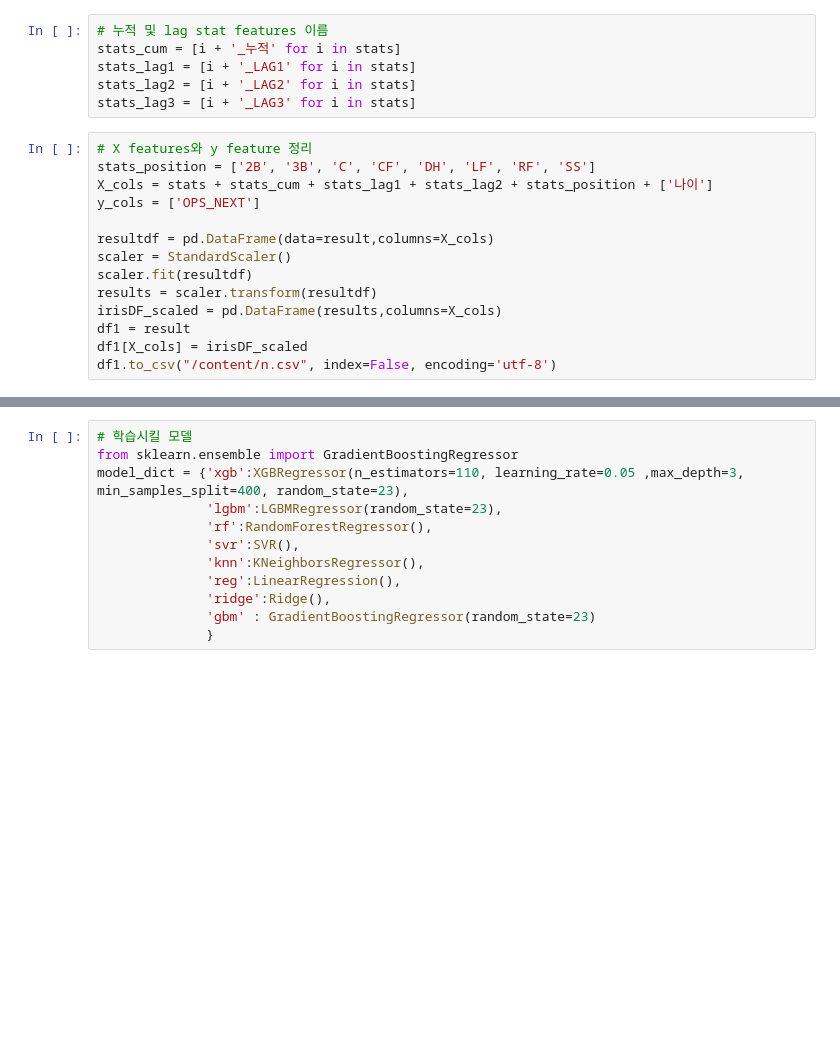
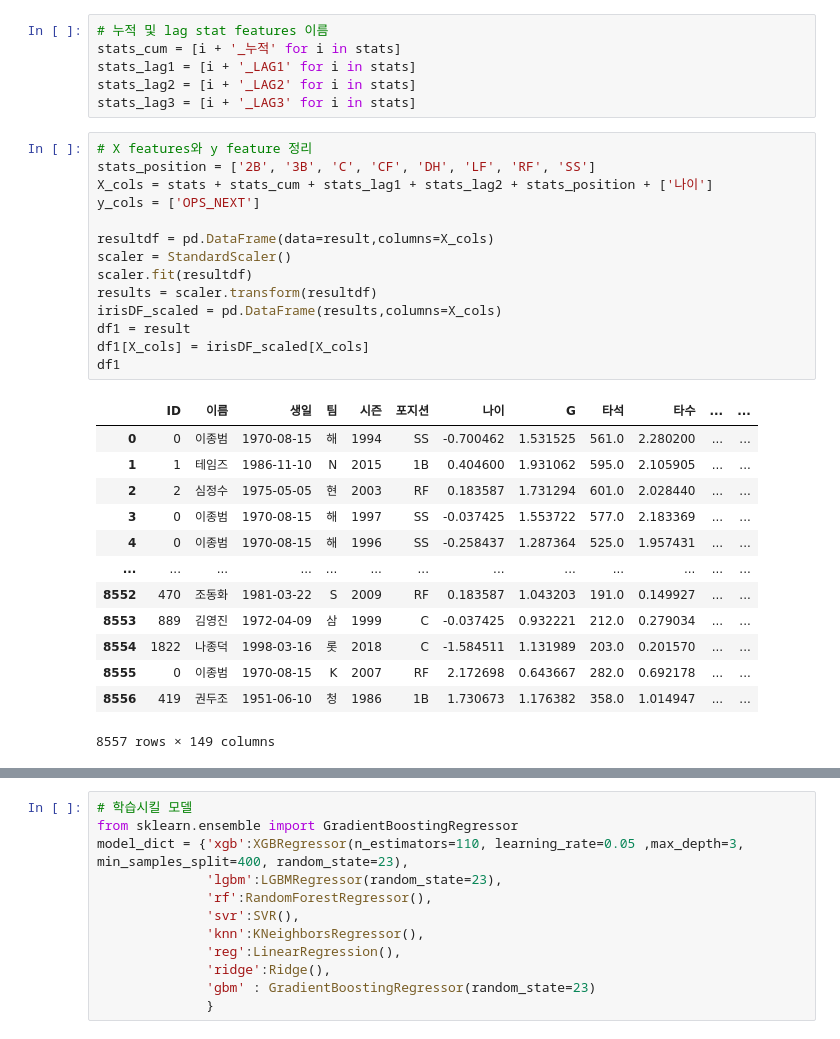
Before and after one commit to gmb408/OSSP-KBO-prediction, a Jupyter notebook: Model_Building.ipynb, the cells around one changed output, grey strips where cells are left out. Drawn from its saved outputs; the diff is of its cells as text; blank space fills up the shorter version.

```diff
--- a/Model_Building.ipynb
+++ b/Model_Building.ipynb
@@ -45,16 +40,30 @@ stats_lag3 = [i + '_LAG3' for i in stats]
 # %%
 # X features와 y feature 정리
 stats_position = ['2B', '3B', 'C', 'CF', 'DH', 'LF', 'RF', 'SS']
 X_cols = stats + stats_cum + stats_lag1 + stats_lag2 + stats_position + ['나이']
 y_cols = ['OPS_NEXT']
 
 resultdf = pd.DataFrame(data=result,columns=X_cols)
 scaler = StandardScaler()
 scaler.fit(resultdf)
 results = scaler.transform(resultdf)
 irisDF_scaled = pd.DataFrame(results,columns=X_cols)
 df1 = result
-df1[X_cols] = irisDF_scaled
-df1.to_csv("/content/n.csv", index=False, encoding='utf-8')
+df1[X_cols] = irisDF_scaled[X_cols]
+df1
+# %% [output]
+|  | ID | 이름 | 생일 | 팀 | 시즌 | 포지션 | 나이 | G | 타석 | 타수 | ... | ... |
+| 0 | 0 | 이종범 | 1970-08-15 | 해 | 1994 | SS | -0.700462 | 1.531525 | 561.0 | 2.280200 | ... | ... |
+| 1 | 1 | 테임즈 | 1986-11-10 | N | 2015 | 1B | 0.404600 | 1.931062 | 595.0 | 2.105905 | ... | ... |
+| 2 | 2 | 심정수 | 1975-05-05 | 현 | 2003 | RF | 0.183587 | 1.731294 | 601.0 | 2.028440 | ... | ... |
+| 3 | 0 | 이종범 | 1970-08-15 | 해 | 1997 | SS | -0.037425 | 1.553722 | 577.0 | 2.183369 | ... | ... |
+| 4 | 0 | 이종범 | 1970-08-15 | 해 | 1996 | SS | -0.258437 | 1.287364 | 525.0 | 1.957431 | ... | ... |
+| ... | ... | ... | ... | ... | ... | ... | ... | ... | ... | ... | ... | ... |
+| 8552 | 470 | 조동화 | 1981-03-22 | S | 2009 | RF | 0.183587 | 1.043203 | 191.0 | 0.149927 | ... | ... |
+| 8553 | 889 | 김영진 | 1972-04-09 | 삼 | 1999 | C | -0.037425 | 0.932221 | 212.0 | 0.279034 | ... | ... |
+| 8554 | 1822 | 나종덕 | 1998-03-16 | 롯 | 2018 | C | -1.584511 | 1.131989 | 203.0 | 0.201570 | ... | ... |
+| 8555 | 0 | 이종범 | 1970-08-15 | K | 2007 | RF | 2.172698 | 0.643667 | 282.0 | 0.692178 | ... | ... |
+| 8556 | 419 | 권두조 | 1951-06-10 | 청 | 1986 | 1B | 1.730673 | 1.176382 | 358.0 | 1.014947 | ... | ... |
+8557 rows × 149 columns
 # %%
 df = df1.fillna(-1) # nan값 -1로 impute
```
Also changed, not shown: parts of 3 cells of this notebook.
